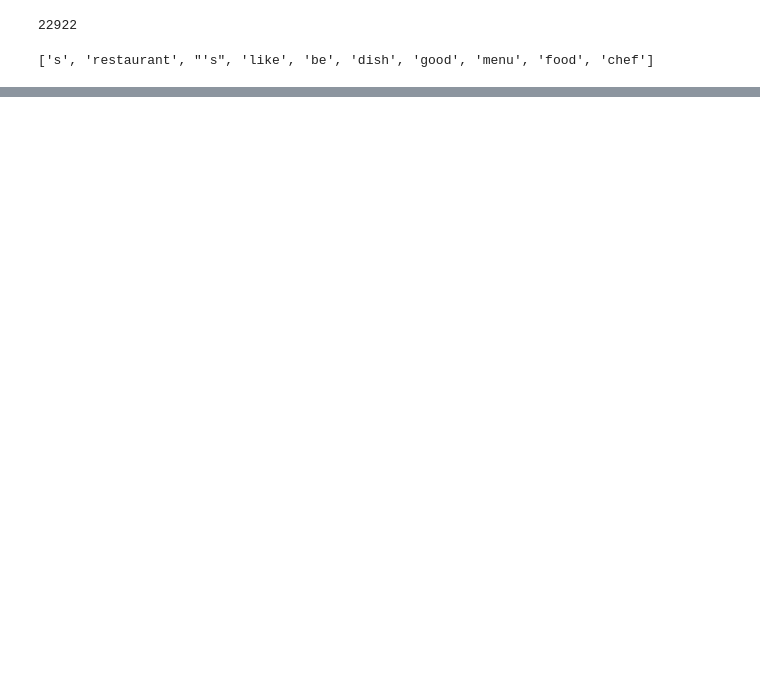
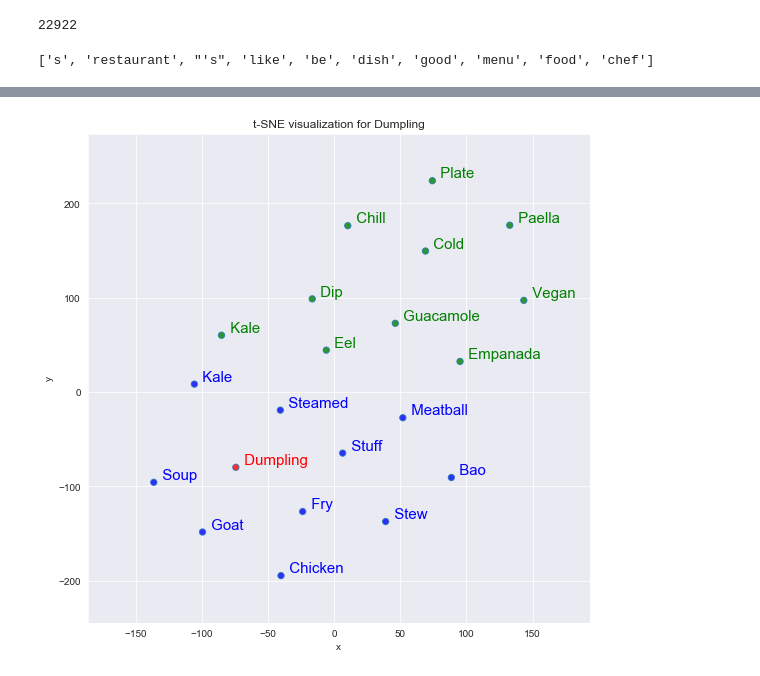
Before and after one commit to ledong1/nycFoodMap, a Jupyter notebook: Gensim Word2Vec-Copy1.ipynb, the cells around one changed output, grey strips where cells are left out. Drawn from its saved outputs; the diff is of its cells as text; code cells hidden in the pictures; blank space fills up the shorter version.

```diff
--- a/Gensim Word2Vec-Copy1.ipynb
+++ b/Gensim Word2Vec-Copy1.ipynb
@@ -309,0 +331,4 @@ tsnescatterplot(w2v_model, 'beef', [i[0] for i in w2v_model.wv.most_similar(nega
+# %%
+tsnescatterplot(w2v_model, 'dumpling', [i[0] for i in w2v_model.wv.most_similar(positive=["bread"])])
+# %% [output]
+[figure, added]
```
Also changed, not shown: parts of 21 cells of this notebook, 1 other file.
